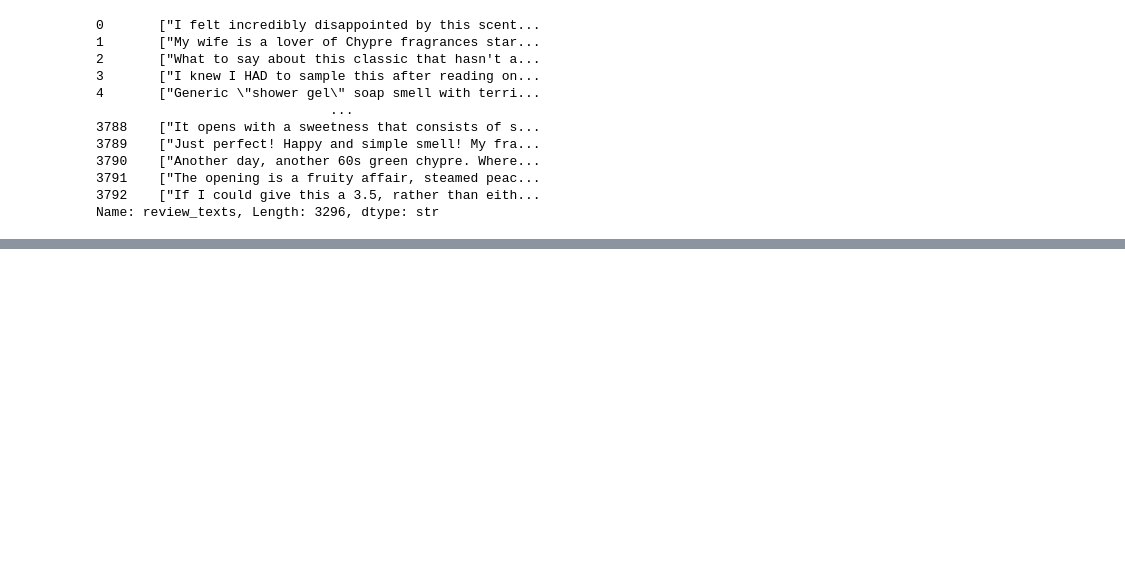
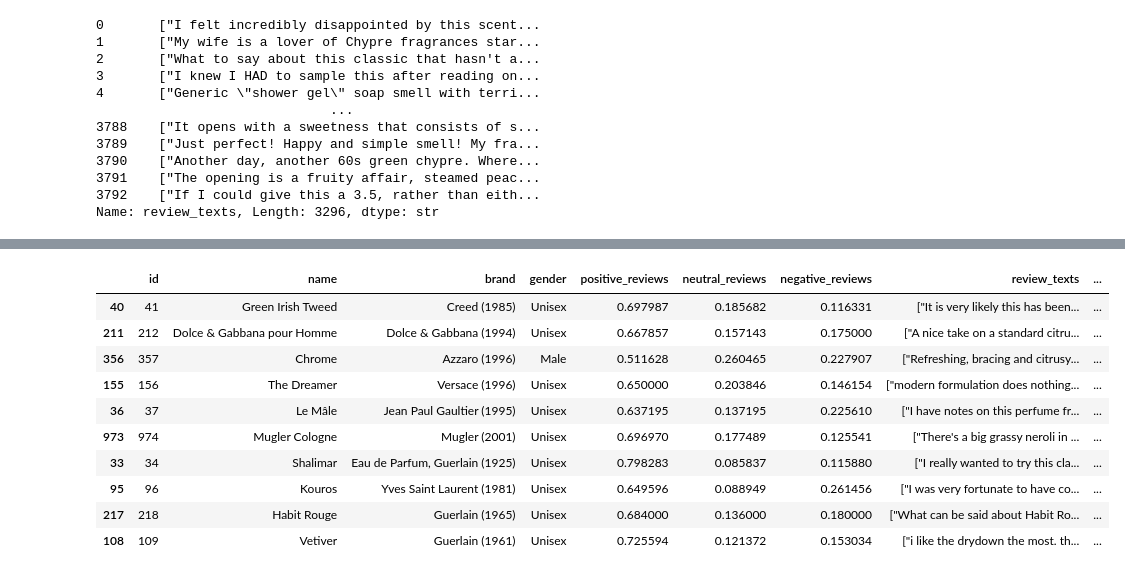
Before and after one commit to gauravkumarML/cologne-recommender, a Jupyter notebook: src/EDA_cologne.ipynb, the cells around one changed output, grey strips where cells are left out. Cells and saved outputs as stored; diff of their text form; code cells hidden in the pictures; blank space fills up the shorter version.

```diff
--- a/src/EDA_cologne.ipynb
+++ b/src/EDA_cologne.ipynb
@@ -173,0 +206,17 @@ Name: review_texts, dtype: str
+# %%
+#df['popularity'] = np.log1p(df['total_reviews_count'])
+df['popularity'] = (df['total_reviews_count']-df['total_reviews_count'].min())/(df['total_reviews_count'].max()-df['total_reviews_count'].min())
+# %%
+df[df['total_reviews_count']>200].sample(10)
+# %% [output]
+|  | id | name | brand | gender | positive_reviews | neutral_reviews | negative_reviews | review_texts | ... |
+| 40 | 41 | Green Irish Tweed | Creed (1985) | Unisex | 0.697987 | 0.185682 | 0.116331 | ["It is very likely this has been... | ... |
+| 211 | 212 | Dolce & Gabbana pour Homme | Dolce & Gabbana (1994) | Unisex | 0.667857 | 0.157143 | 0.175000 | ["A nice take on a standard citru... | ... |
+| 356 | 357 | Chrome | Azzaro (1996) | Male | 0.511628 | 0.260465 | 0.227907 | ["Refreshing, bracing and citrusy... | ... |
+| 155 | 156 | The Dreamer | Versace (1996) | Unisex | 0.650000 | 0.203846 | 0.146154 | ["modern formulation does nothing... | ... |
+| 36 | 37 | Le Mâle | Jean Paul Gaultier (1995) | Unisex | 0.637195 | 0.137195 | 0.225610 | ["I have notes on this perfume fr... | ... |
+| 973 | 974 | Mugler Cologne | Mugler (2001) | Unisex | 0.696970 | 0.177489 | 0.125541 | ["There's a big grassy neroli in ... | ... |
+| 33 | 34 | Shalimar | Eau de Parfum, Guerlain (1925) | Unisex | 0.798283 | 0.085837 | 0.115880 | ["I really wanted to try this cla... | ... |
+| 95 | 96 | Kouros | Yves Saint Laurent (1981) | Unisex | 0.649596 | 0.088949 | 0.261456 | ["I was very fortunate to have co... | ... |
+| 217 | 218 | Habit Rouge | Guerlain (1965) | Unisex | 0.684000 | 0.136000 | 0.180000 | ["What can be said about Habit Ro... | ... |
+| 108 | 109 | Vetiver | Guerlain (1961) | Unisex | 0.725594 | 0.121372 | 0.153034 | ["i like the drydown the most. th... | ... |
```
Also changed, not shown: parts of 11 cells of this notebook, 1 other file.
